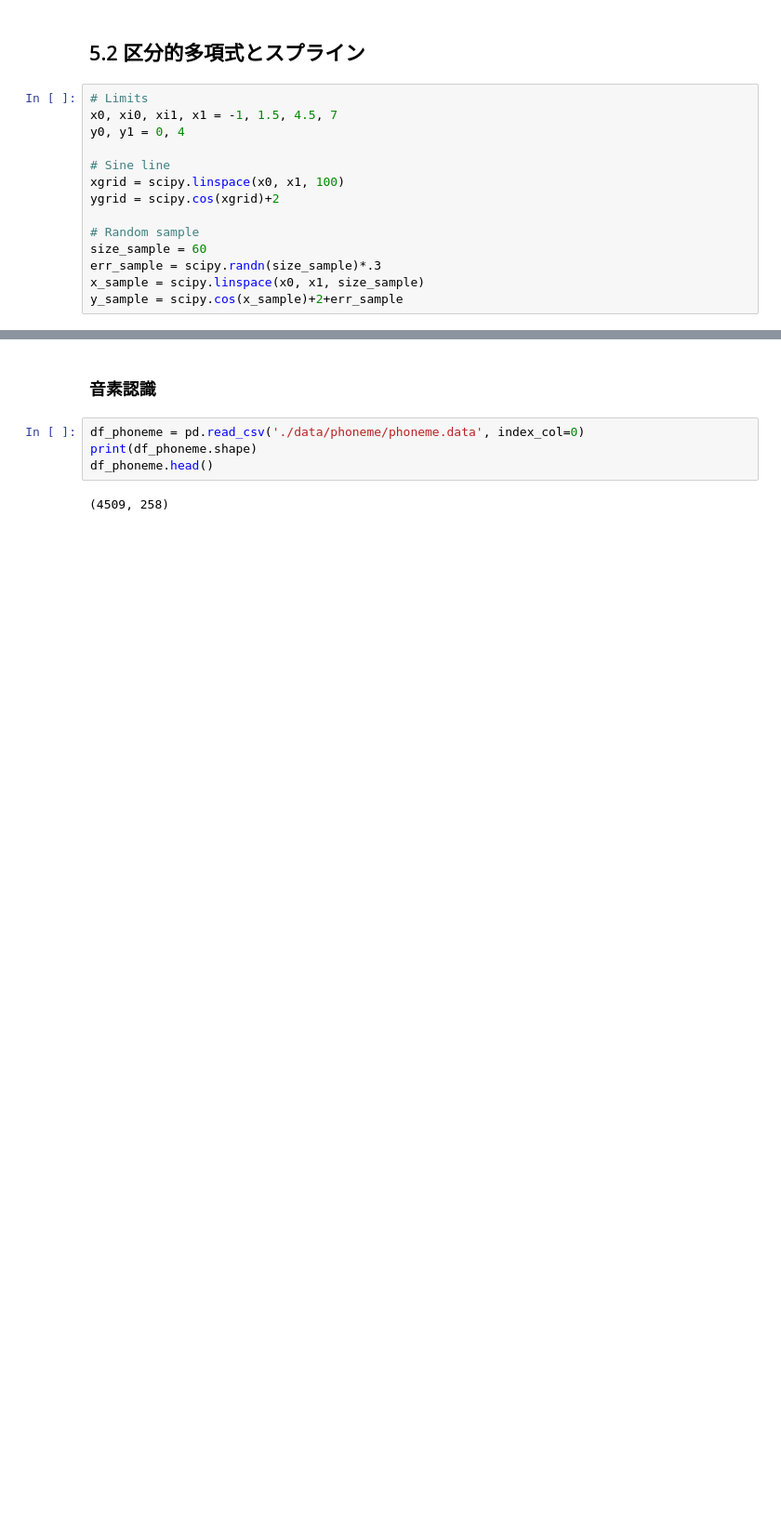
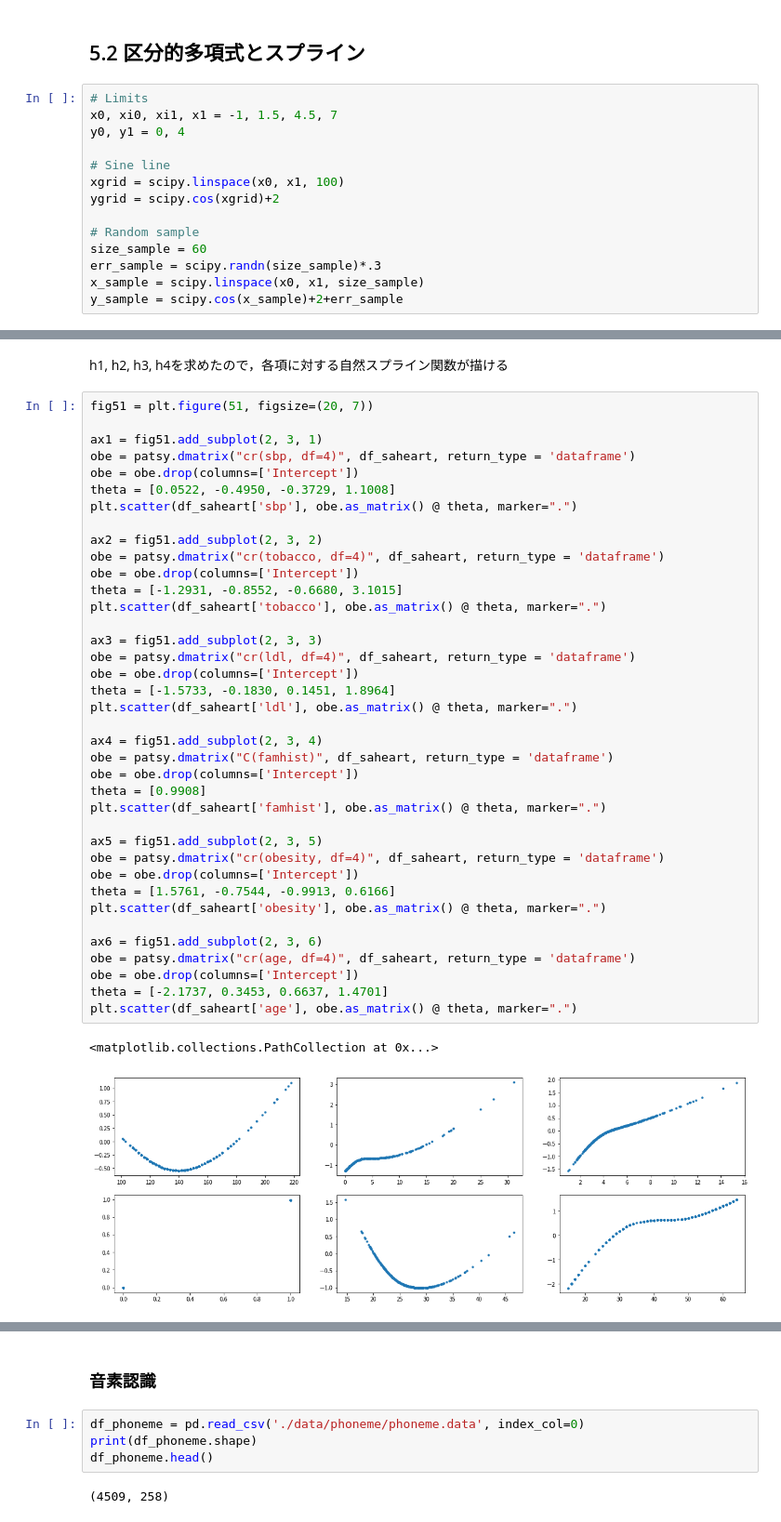
Before and after one commit to sorashido/esl-learn, a Jupyter notebook: chapter5.ipynb, the cells around one changed output, grey strips where cells are left out. Shown: that part at 93% size. Cells and saved outputs as stored; diff of their text form; blank space fills up the shorter version.

```diff
--- a/chapter5.ipynb
+++ b/chapter5.ipynb
@@ -226,0 +245,43 @@ MSE: 0.1733, GCV: 0.1811, RSQ: 0.2291, GRSQ: 0.1990
+# %% [markdown]
+h1, h2, h3, h4を求めたので，各項に対する自然スプライン関数が描ける
+# %%
+fig51 = plt.figure(51, figsize=(20, 7))
+
+ax1 = fig51.add_subplot(2, 3, 1)
+obe = patsy.dmatrix("cr(sbp, df=4)", df_saheart, return_type = 'dataframe')
+obe = obe.drop(columns=['Intercept'])
+theta = [0.0522, -0.4950, -0.3729, 1.1008]
+plt.scatter(df_saheart['sbp'], obe.as_matrix() @ theta, marker=".")
+
+ax2 = fig51.add_subplot(2, 3, 2)
+obe = patsy.dmatrix("cr(tobacco, df=4)", df_saheart, return_type = 'dataframe')
+obe = obe.drop(columns=['Intercept'])
+theta = [-1.2931, -0.8552, -0.6680, 3.1015]
+plt.scatter(df_saheart['tobacco'], obe.as_matrix() @ theta, marker=".")
+
+ax3 = fig51.add_subplot(2, 3, 3)
+obe = patsy.dmatrix("cr(ldl, df=4)", df_saheart, return_type = 'dataframe')
+obe = obe.drop(columns=['Intercept'])
+theta = [-1.5733, -0.1830, 0.1451, 1.8964]
+plt.scatter(df_saheart['ldl'], obe.as_matrix() @ theta, marker=".")
+
+ax4 = fig51.add_subplot(2, 3, 4)
+obe = patsy.dmatrix("C(famhist)", df_saheart, return_type = 'dataframe')
+obe = obe.drop(columns=['Intercept'])
+theta = [0.9908]
+plt.scatter(df_saheart['famhist'], obe.as_matrix() @ theta, marker=".")
+
+ax5 = fig51.add_subplot(2, 3, 5)
+obe = patsy.dmatrix("cr(obesity, df=4)", df_saheart, return_type = 'dataframe')
+obe = obe.drop(columns=['Intercept'])
+theta = [1.5761, -0.7544, -0.9913, 0.6166]
+plt.scatter(df_saheart['obesity'], obe.as_matrix() @ theta, marker=".")
+
+ax6 = fig51.add_subplot(2, 3, 6)
+obe = patsy.dmatrix("cr(age, df=4)", df_saheart, return_type = 'dataframe')
+obe = obe.drop(columns=['Intercept'])
+theta = [-2.1737, 0.3453, 0.6637, 1.4701]
+plt.scatter(df_saheart['age'], obe.as_matrix() @ theta, marker=".")
+# %% [output]
+<matplotlib.collections.PathCollection at 0x...>
+[figure, added]
```
Also changed, not shown: parts of 17 cells of this notebook, 1 other file.
